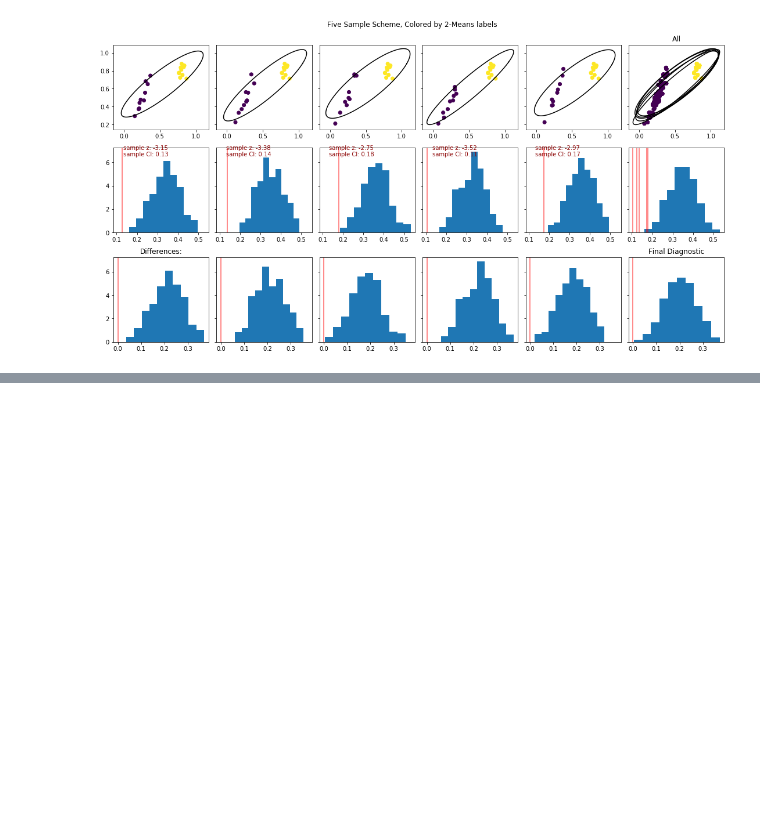
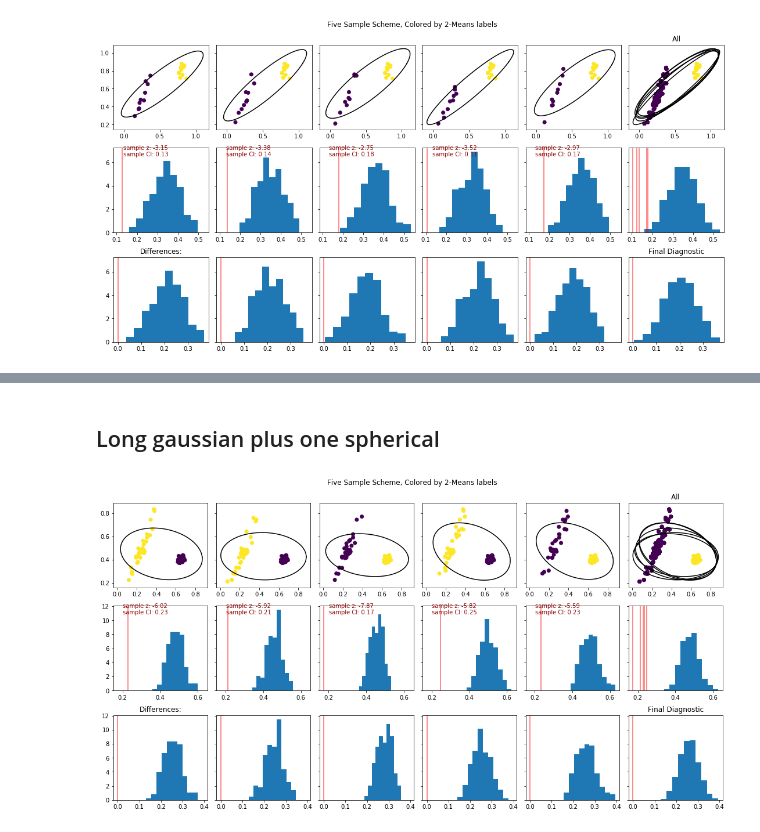
Before and after one commit to thomaskeefe/sigclust, a Jupyter notebook: SamplingSigClust.ipynb, the cells around one changed output, grey strips where cells are left out. Saved outputs shown, nothing was run; the diff lists cells and outputs as text; code cells hidden in the pictures; blank space fills up the shorter version.

```diff
--- a/SamplingSigClust.ipynb
+++ b/SamplingSigClust.ipynb
@@ -231,0 +267,9 @@ ax.set_title("Sampling SigClust")
+# %% [markdown]
+## Long gaussian plus one spherical
+# %%
+data = toy[toy['label'].isin([1,2])]
+sscd = SamplingSigClustDemo(data[['x1','x2']], data['label'])
+sscd.fit()
+sscd.plot()
+# %% [output]
+[figure, added]
```
Also changed, not shown: parts of 9 cells of this notebook.
